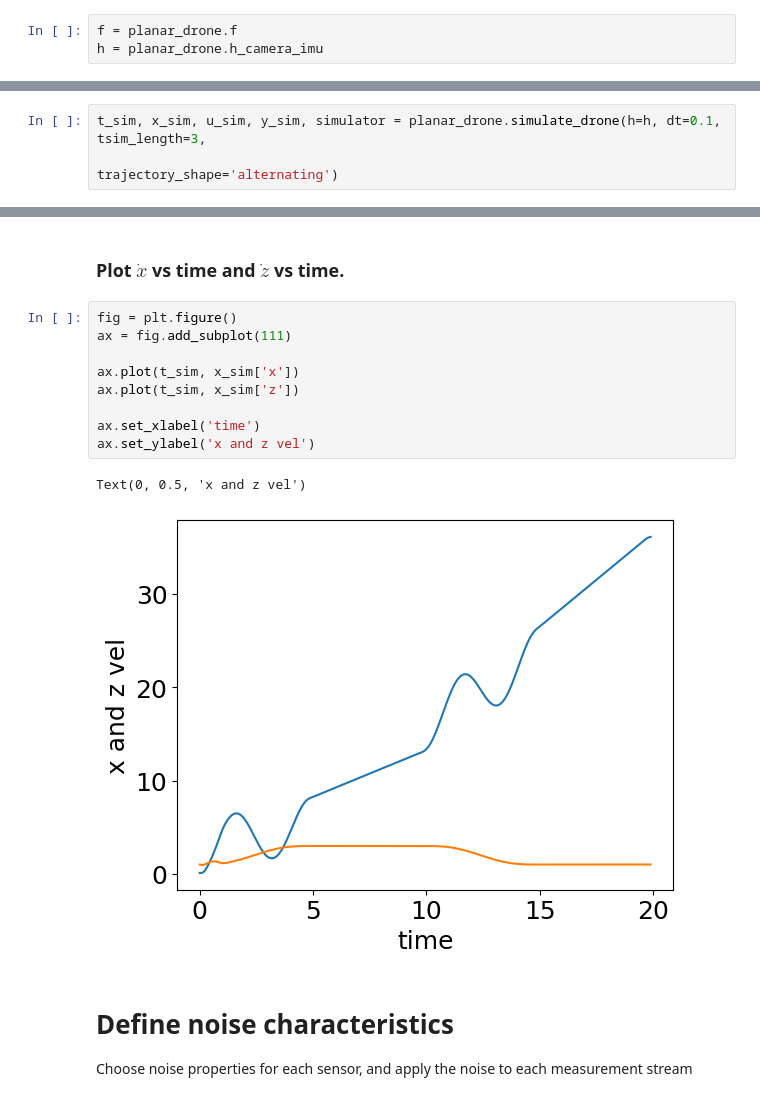
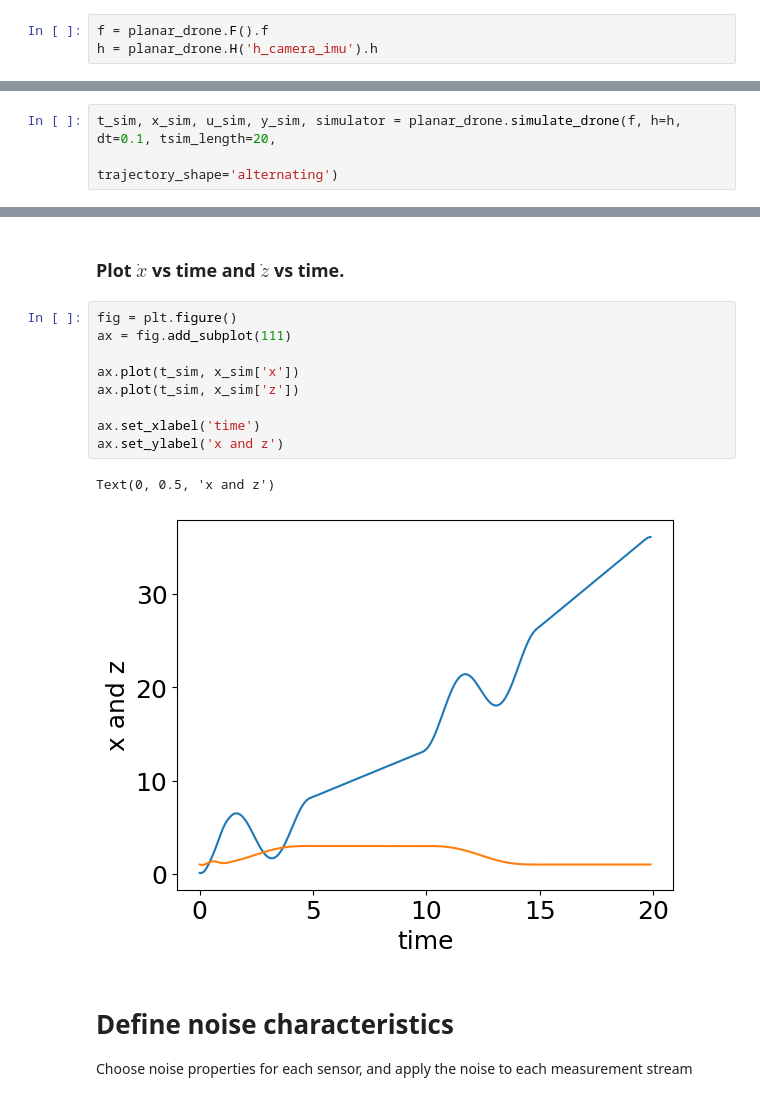
Before and after one commit to florisvb/Nonlinear_and_Data_Driven_Estimation, a Jupyter notebook: Lesson_8_Empirical_Nonlinear_Observability/A_empirical_nonlinear_observability.ipynb, the cells around one changed output, grey strips where cells are left out. Drawn from its saved outputs; the diff is of its cells as text.

```diff
--- a/Lesson_8_Empirical_Nonlinear_Observability/A_empirical_nonlinear_observability.ipynb
+++ b/Lesson_8_Empirical_Nonlinear_Observability/A_empirical_nonlinear_observability.ipynb
@@ -193,12 +193,12 @@ $
 # %% [markdown]
 # Dynamics and measurement functions
 # %%
-f = planar_drone.f
-h = planar_drone.h_camera_imu
+f = planar_drone.F().f
+h = planar_drone.H('h_camera_imu').h
 # %% [markdown]
 # Run MPC simulation
 # %%
-t_sim, x_sim, u_sim, y_sim, simulator = planar_drone.simulate_drone(h=h, dt=0.1, tsim_length=3,
+t_sim, x_sim, u_sim, y_sim, simulator = planar_drone.simulate_drone(f, h=h, dt=0.1, tsim_length=20,
                                                                     trajectory_shape='alternating')
 # %% [markdown]
 ### Plot the x, z trajectory
@@ -218,15 +218,15 @@ Text(0, 0.5, 'z pos')
 # %%
 fig = plt.figure()
 ax = fig.add_subplot(111)
 
 ax.plot(t_sim, x_sim['x'])
 ax.plot(t_sim, x_sim['z'])
 
 ax.set_xlabel('time')
-ax.set_ylabel('x and z vel')
+ax.set_ylabel('x and z')
 # %% [output]
-Text(0, 0.5, 'x and z vel')
+Text(0, 0.5, 'x and z')
-[figure, old version]
+[figure, new version]
 # %% [markdown]
 # Define noise characteristics
 
```
Also changed, not shown: parts of 4 cells of this notebook.
